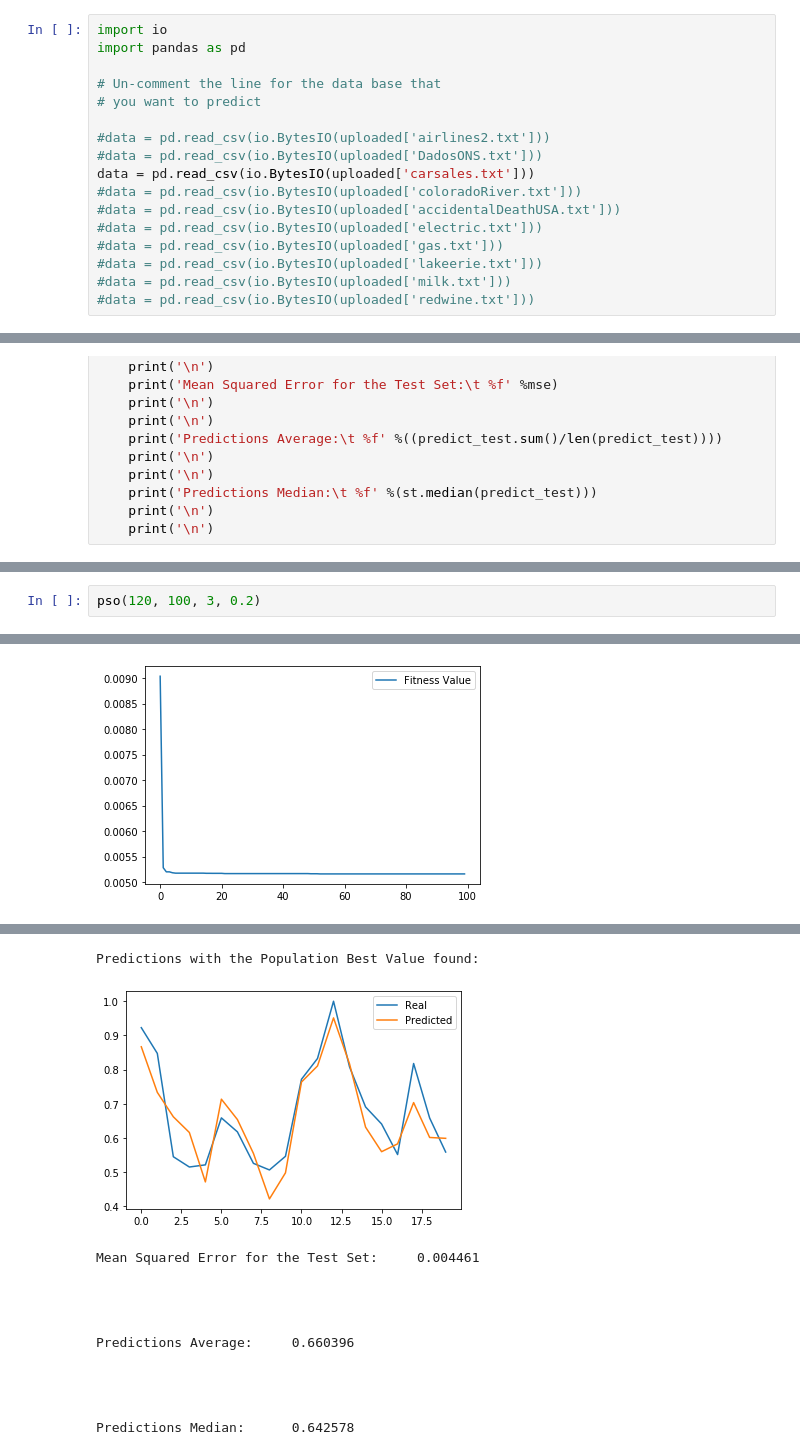
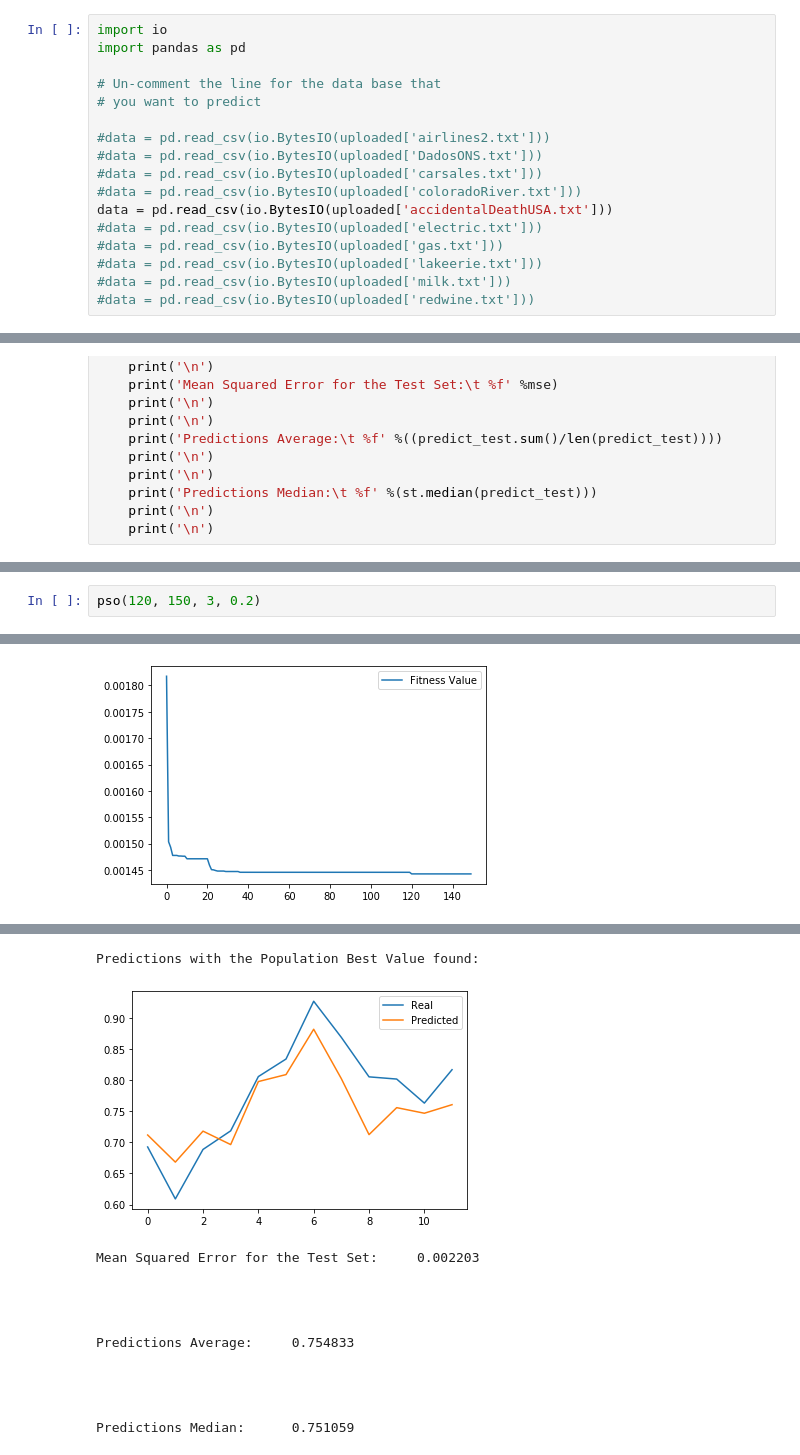
Before and after one commit to rbbh/Forecasting-Time-Series-with-Algorithm-Ensembling, a Jupyter notebook: SVR_+_PSO.ipynb, the cells around one changed output, grey strips where cells are left out. Saved outputs shown, nothing was run; the diff lists cells and outputs as text.

```diff
--- a/SVR_+_PSO.ipynb
+++ b/SVR_+_PSO.ipynb
@@ -21,9 +21,9 @@ import pandas as pd
 
 #data = pd.read_csv(io.BytesIO(uploaded['airlines2.txt']))
 #data = pd.read_csv(io.BytesIO(uploaded['DadosONS.txt']))
-data = pd.read_csv(io.BytesIO(uploaded['carsales.txt']))
+#data = pd.read_csv(io.BytesIO(uploaded['carsales.txt']))
 #data = pd.read_csv(io.BytesIO(uploaded['coloradoRiver.txt']))
-#data = pd.read_csv(io.BytesIO(uploaded['accidentalDeathUSA.txt']))
+data = pd.read_csv(io.BytesIO(uploaded['accidentalDeathUSA.txt']))
 #data = pd.read_csv(io.BytesIO(uploaded['electric.txt']))
 #data = pd.read_csv(io.BytesIO(uploaded['gas.txt']))
 #data = pd.read_csv(io.BytesIO(uploaded['lakeerie.txt']))
@@ -409,3 +409,3 @@ Predictions Median:      0.634778
 # %%
-pso(120, 100, 3, 0.2)
+pso(120, 150, 3, 0.2)
 # %% [output]
@@ -430 +430 @@ SVR(C=10000.0, cache_size=200, coef0=0.0, degree=3, epsilon=0.07381967816312024,
-[figure, old version]
+[figure, new version]
@@ -432,13 +432,13 @@ SVR(C=10000.0, cache_size=200, coef0=0.0, degree=3, epsilon=0.07381967816312024,
 Predictions with the Population Best Value found:
-[figure, old version]
+[figure, new version]
-Mean Squared Error for the Test Set:     0.004461
+Mean Squared Error for the Test Set:     0.002203
 
 
 
 
-Predictions Average:     0.660396
+Predictions Average:     0.754833
 
 
 
 
-Predictions Median:      0.642578
+Predictions Median:      0.751059
```
Also changed, not shown: parts of 9 cells of this notebook.
